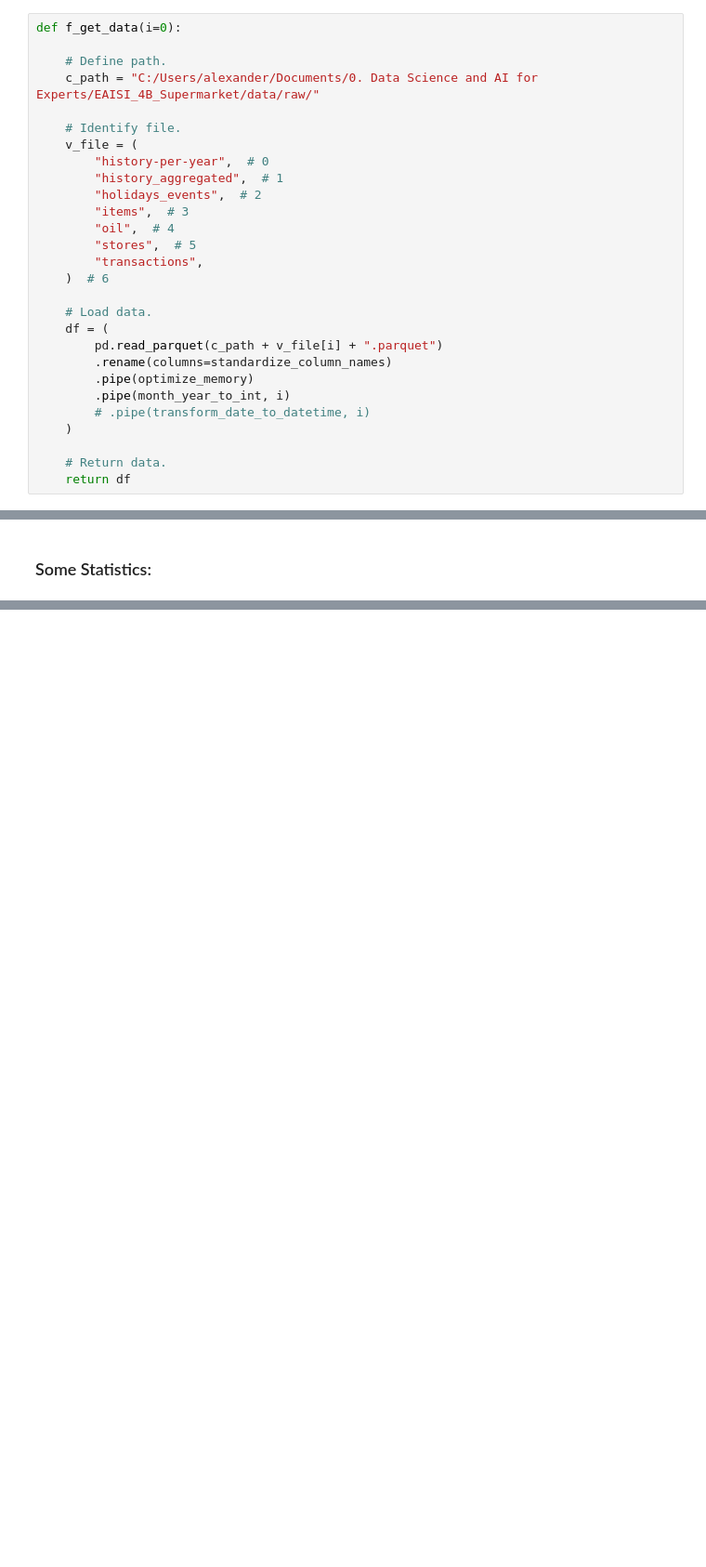
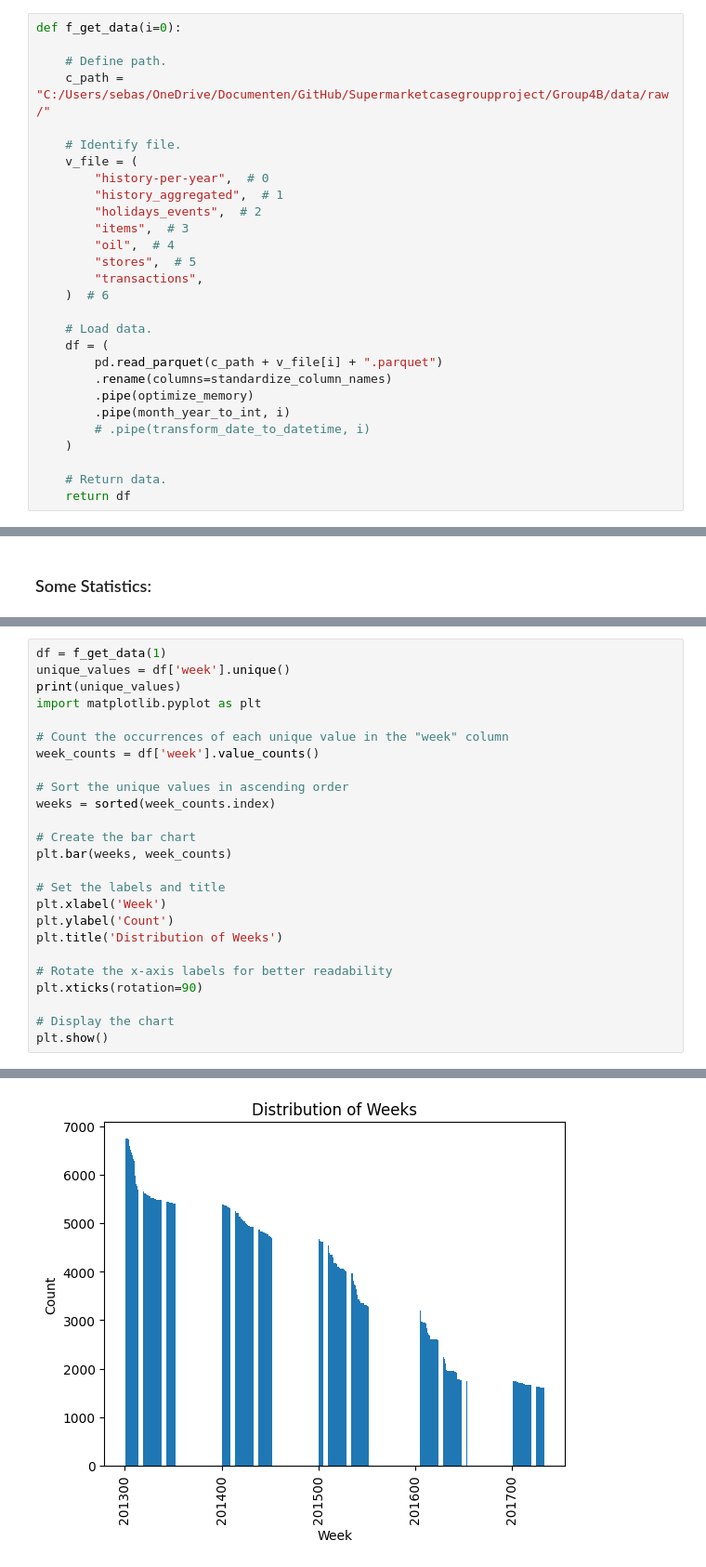
Before and after one commit to AFEngelage/Group4B, a Jupyter notebook: notebooks/2024 04 21 - Supermarket Loading first data - AFE.ipynb, the cells around one changed output, grey strips where cells are left out. Shown: that part at 93% size. Cells and saved outputs as stored; diff of their text form; blank space fills up the shorter version.

```diff
--- a/notebooks/2024 04 21 - Supermarket Loading first data - AFE.ipynb
+++ b/notebooks/2024 04 21 - Supermarket Loading first data - AFE.ipynb
@@ -134,7 +168,7 @@ Import data trough pipeline to downcast the data and transformations
 def f_get_data(i=0):
 
     # Define path.
-    c_path = "C:/Users/alexander/Documents/0. Data Science and AI for Experts/EAISI_4B_Supermarket/data/raw/"
+    c_path = "C:/Users/sebas/OneDrive/Documenten/GitHub/Supermarketcasegroupproject/Group4B/data/raw/"
 
     # Identify file.
     v_file = (
@@ -195,0 +336,26 @@ df.sample(20)
+# %%
+df = f_get_data(1)
+unique_values = df['week'].unique()
+print(unique_values)
+import matplotlib.pyplot as plt
+
+# Count the occurrences of each unique value in the "week" column
+week_counts = df['week'].value_counts()
+
+# Sort the unique values in ascending order
+weeks = sorted(week_counts.index)
+
+# Create the bar chart
+plt.bar(weeks, week_counts)
+
+# Set the labels and title
+plt.xlabel('Week')
+plt.ylabel('Count')
+plt.title('Distribution of Weeks')
+
+# Rotate the x-axis labels for better readability
+plt.xticks(rotation=90)
+
+# Display the chart
+plt.show()
+# %% [output]
@@ -196,3 +379,4 @@ df.sample(20)
+[figure, added]
 # %%
 df = f_get_data(2)
 f_describe(df)
```
Also changed, not shown: parts of 16 cells of this notebook, 2 other files.
